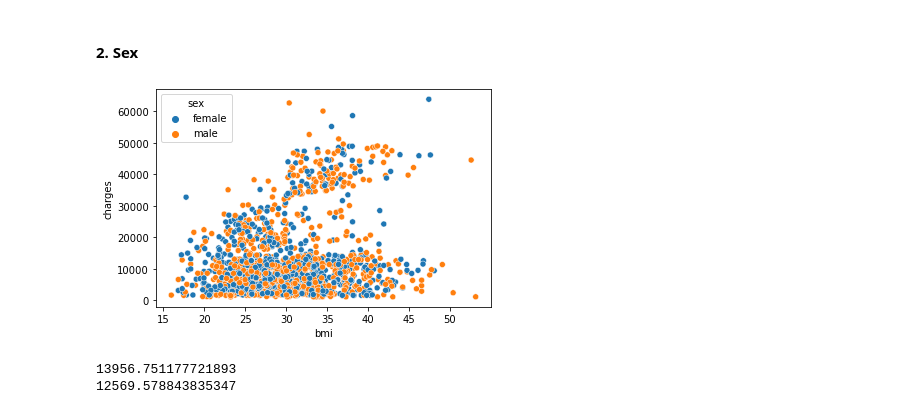
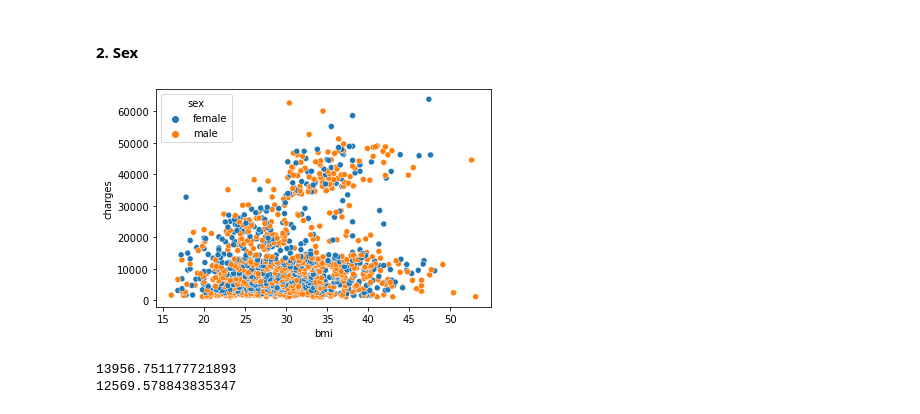
Before and after one commit to data301-2021-winter1/project-group60-project, a Jupyter notebook: notebooks/analysis1.ipynb, the cells around one changed output. Saved outputs shown, nothing was run; the diff lists cells and outputs as text; code cells hidden in the pictures.

```diff
--- a/notebooks/analysis1.ipynb
+++ b/notebooks/analysis1.ipynb
@@ -319,10 +325,10 @@ aa
 # %% [markdown]
 #### 2. Sex
 # %%
-sns.scatterplot(x=df['bmi'], y=df['charges'], hue=df['sex'])
+sns.scatterplot(x=dfp['bmi'], y=dfp['charges'], hue=dfp['sex'])
 plt.show()
 # %% [output]
-[figure, old version]
+[figure, new version]
 # %%
 data ='../data/raw/insurance_raw1.csv'
 dfu = p1.unprocessed(data)
```
Also changed, not shown: parts of 4 cells of this notebook, 2 other files.
